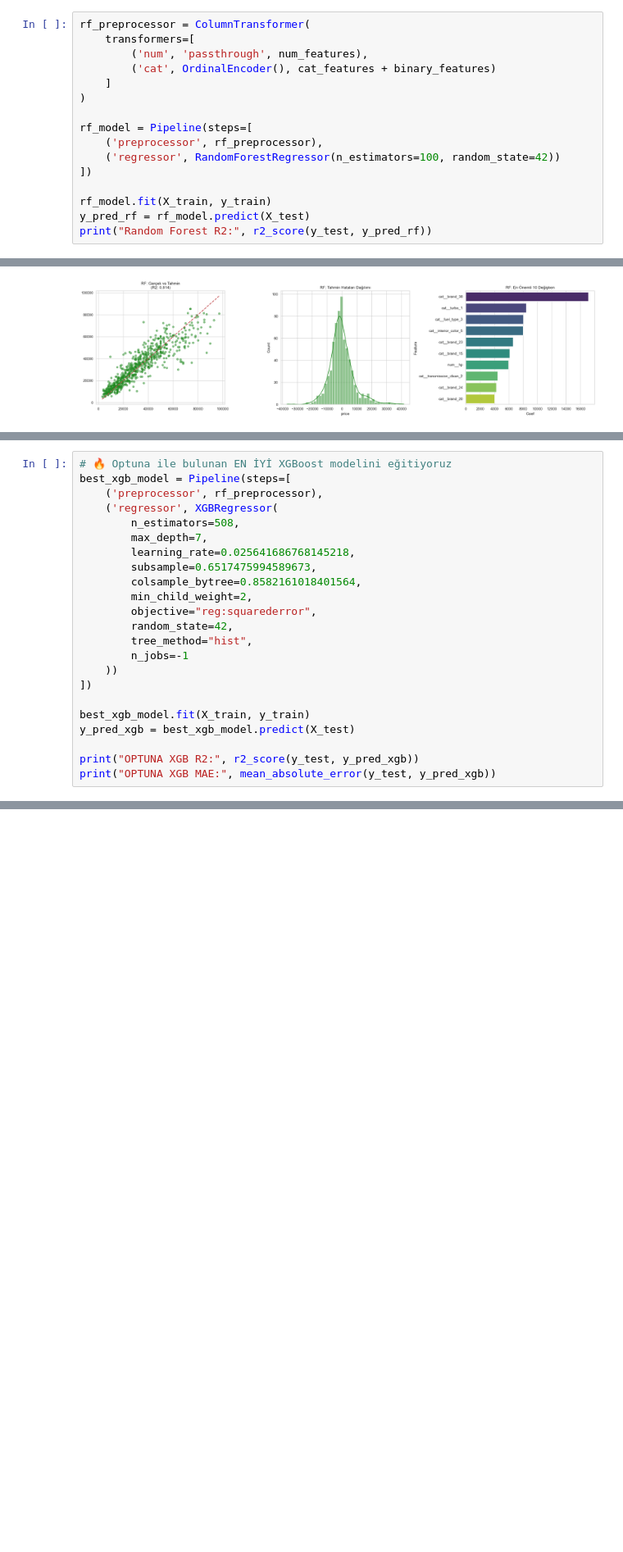
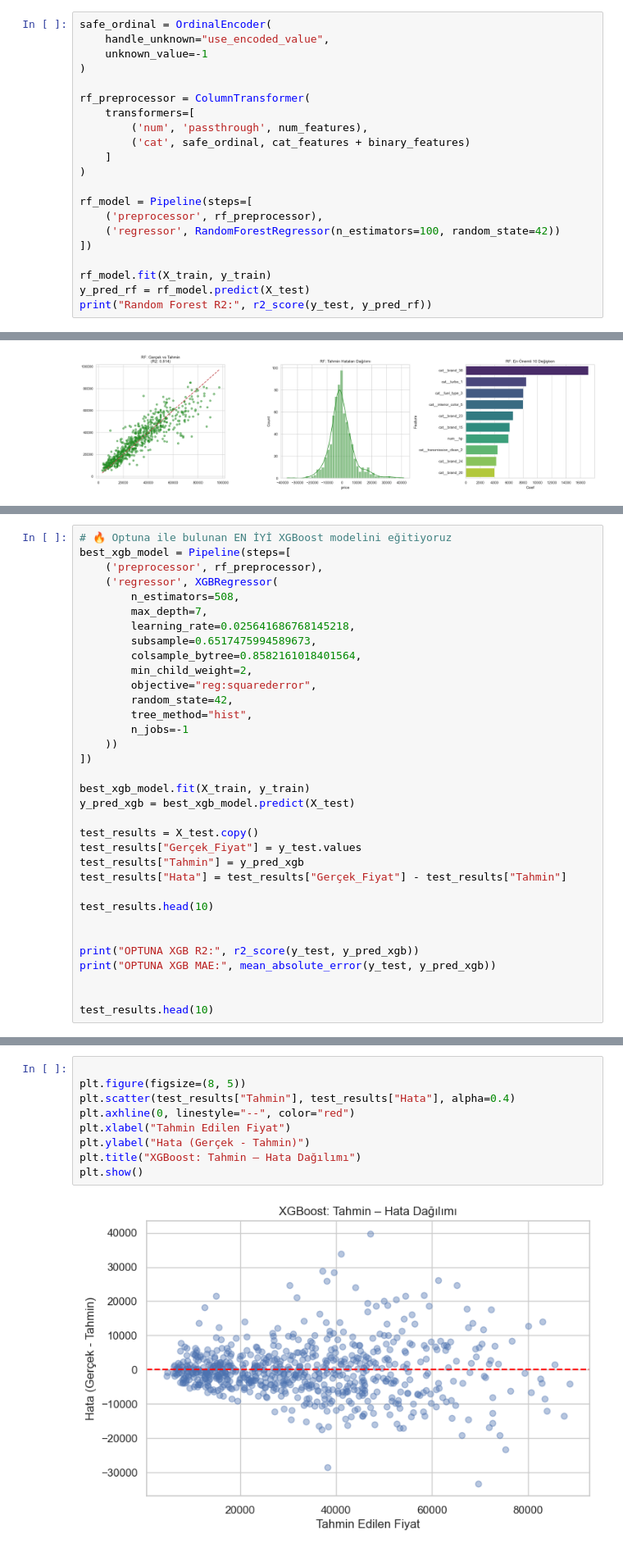
Before and after one commit to emirozger/car-price-prediction-ml, a Jupyter notebook: sample.ipynb, the cells around one changed output, grey strips where cells are left out. Shown at 82% size. Saved outputs shown, nothing was run; the diff lists cells and outputs as text; blank space fills up the shorter version.

```diff
--- a/sample.ipynb
+++ b/sample.ipynb
@@ -736,10 +736,15 @@ plt.show()
 [figure]
 [figure]
 # %%
+safe_ordinal = OrdinalEncoder(
+    handle_unknown="use_encoded_value",
+    unknown_value=-1
+)
+
 rf_preprocessor = ColumnTransformer(
     transformers=[
         ('num', 'passthrough', num_features),
-        ('cat', OrdinalEncoder(), cat_features + binary_features)
+        ('cat', safe_ordinal, cat_features + binary_features)
     ]
 )
 
@@ -857,8 +862,19 @@ best_xgb_model = Pipeline(steps=[
 best_xgb_model.fit(X_train, y_train)
 y_pred_xgb = best_xgb_model.predict(X_test)
 
+test_results = X_test.copy()
+test_results["Gerçek_Fiyat"] = y_test.values
+test_results["Tahmin"] = y_pred_xgb
+test_results["Hata"] = test_results["Gerçek_Fiyat"] - test_results["Tahmin"]
+
+test_results.head(10)
+
+
 print("OPTUNA XGB R2:", r2_score(y_test, y_pred_xgb))
 print("OPTUNA XGB MAE:", mean_absolute_error(y_test, y_pred_xgb))
+
+
+test_results.head(10)
 # %% [output]
 OPTUNA XGB R2: 0.8478786945343018
 OPTUNA XGB MAE: 5452.748046875
@@ -865,3 +893,14 @@ OPTUNA XGB MAE: 5452.748046875
+# %%
+
+plt.figure(figsize=(8, 5))
+plt.scatter(test_results["Tahmin"], test_results["Hata"], alpha=0.4)
+plt.axhline(0, linestyle="--", color="red")
+plt.xlabel("Tahmin Edilen Fiyat")
+plt.ylabel("Hata (Gerçek - Tahmin)")
+plt.title("XGBoost: Tahmin – Hata Dağılımı")
+plt.show()
+# %% [output]
+[figure, added]
 # %%
 """
 xgb_model = Pipeline(steps=[
```
Also changed, not shown: parts of 7 cells of this notebook, 3 other files.
